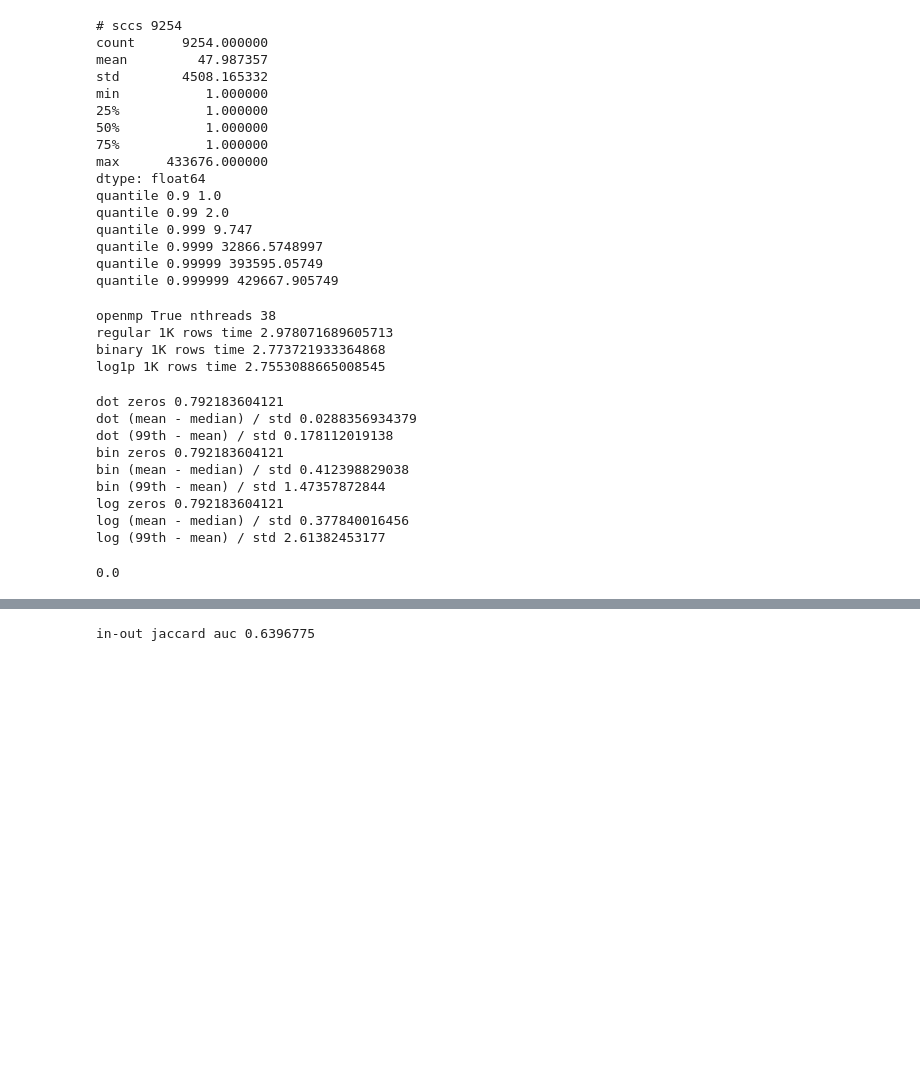
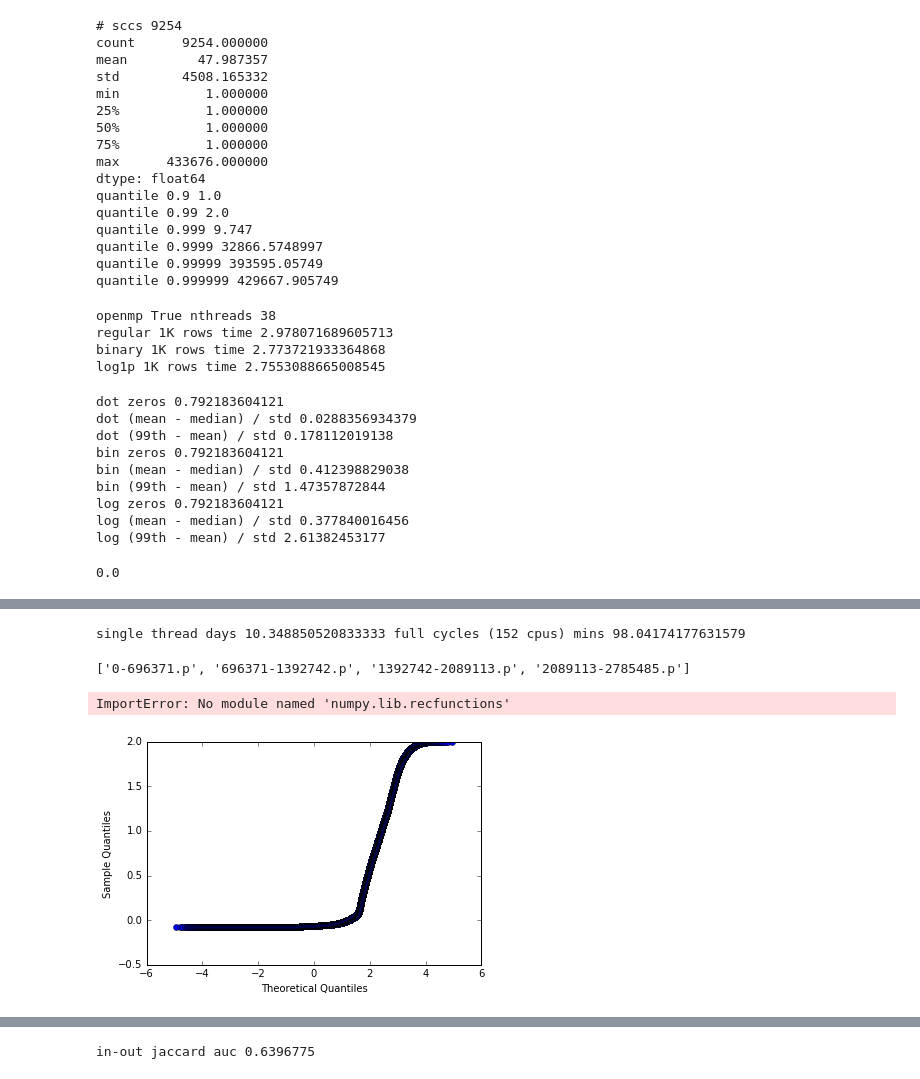
Before and after one commit to PrincetonUniversity/blockchain-detect, a Jupyter notebook: vyf_wmcleve_hw3.ipynb, the cells around one changed output, grey strips where cells are left out. Cells and saved outputs as stored; diff of their text form; code cells hidden in the pictures; blank space fills up the shorter version.

```diff
--- a/vyf_wmcleve_hw3.ipynb
+++ b/vyf_wmcleve_hw3.ipynb
@@ -435,0 +498,48 @@ Running grid search for norm SVD
+# %%
+n_edges = len(simple_graph.edges())
+mins = 3.21 / 10 * n_edges / 60
+tot_cycles_cpus = 38 * 4
+print('single thread days', mins / 60 / 24,
+      'full cycles ({} cpus) mins'.format(tot_cycles_cpus),
+      mins / tot_cycles_cpus)
+# still feasible to do if we use all of cycles
+# %% [output]
+single thread days 10.348850520833333 full cycles (152 cpus) mins 98.04174177631579
+# %%
+# see adamic-adar directory for details
+# with open('data/simple_graph.p', 'wb') as r: pickle.dump(simple_graph, r)
+offsets = [0, 696371, 1392742, 2089113, 2785485]
+contents = os.listdir('adamic-adar')
+
+pairs = list(zip(*(offsets, offsets[1:])))
+files = ['{}-{}.p'.format(i, j) for i, j in pairs]
+print(files)
+for f in files:
+    assert f in contents
+
+def get_weights(f, i, j):
+    with open('adamic-adar/' + f, 'rb') as r:
+        return pickle.load(r)[:j-i]
+
+all_edges = list(chain.from_iterable(
+        get_weights(f, i, j) for f, (i, j) in zip(files, pairs)))
+
+all_edges.sort(key=lambda x: x[2])
+weights = np.array([x[2] for x in all_edges])
+# %% [output]
+['0-696371.p', '696371-1392742.p', '1392742-2089113.p', '2089113-2785485.p']
+# %%
+import statsmodels.graphics.gofplots
+mu = weights.mean()
+std = weights.std()
+print('mean', mu, 'std', std)
+whitened = (weights - mu) / std
+statsmodels.graphics.gofplots.qqplot(whitened)
+pass
+# %% [output]
+ImportError: No module named 'numpy.lib.recfunctions'
+# %%
+statsmodels.graphics.gofplots.qqplot(whitened[whitened < 2])
+pass
+# %% [output]
+[figure, added]
```
Also changed, not shown: parts of 19 cells of this notebook, 15 other files.
